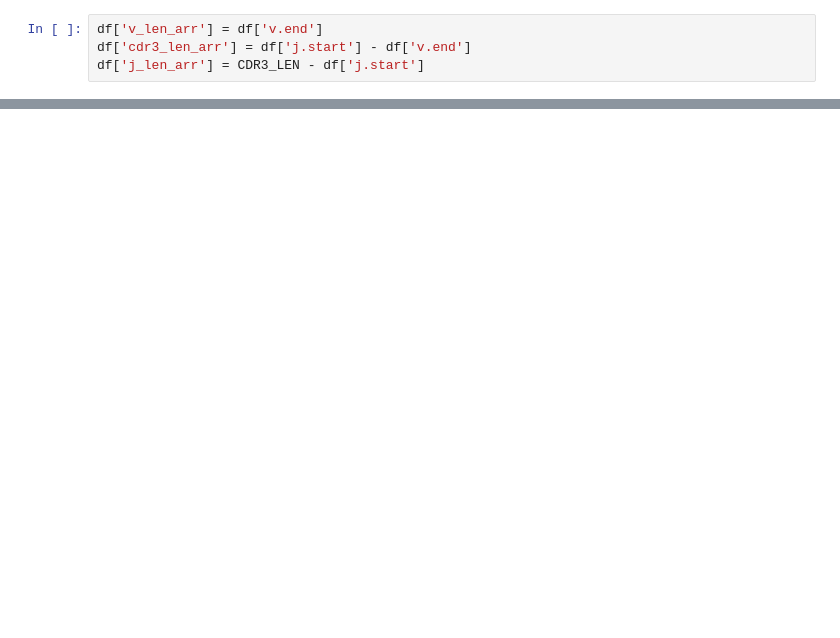
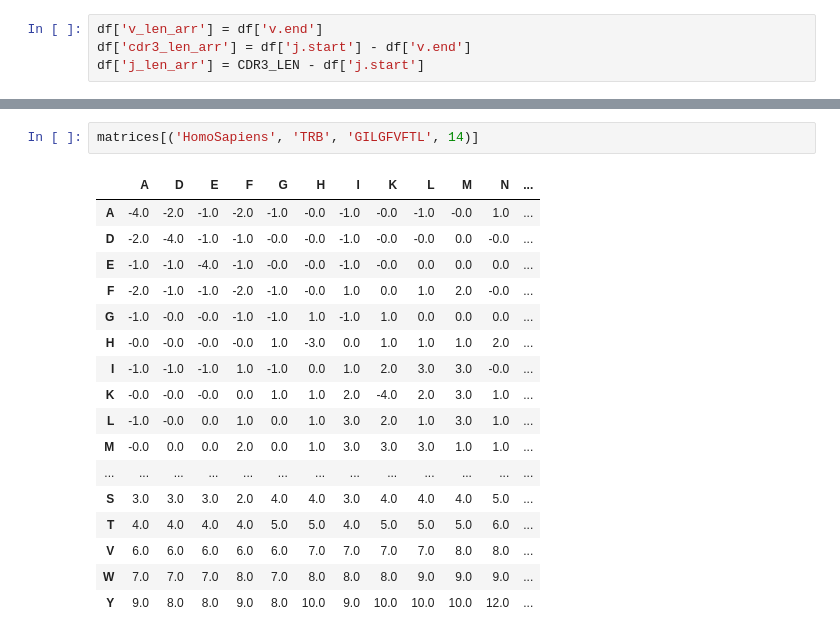
Before and after one commit to antigenomics/vdjdb-classifier-benchmark, a Jupyter notebook: cdr3_substitutions/CDR3_Substitutions.ipynb, the cells around one changed output, grey strips where cells are left out. Drawn from its saved outputs; the diff is of its cells as text; blank space fills up the shorter version.

```diff
--- a/cdr3_substitutions/CDR3_Substitutions.ipynb
+++ b/cdr3_substitutions/CDR3_Substitutions.ipynb
@@ -124,0 +264,20 @@ result
+# %%
+matrices[('HomoSapiens', 'TRB', 'GILGFVFTL', 14)]
+# %% [output]
+|  | A | D | E | F | G | H | I | K | L | M | N | ... |
+| A | -4.0 | -2.0 | -1.0 | -2.0 | -1.0 | -0.0 | -1.0 | -0.0 | -1.0 | -0.0 | 1.0 | ... |
+| D | -2.0 | -4.0 | -1.0 | -1.0 | -0.0 | -0.0 | -1.0 | -0.0 | -0.0 | 0.0 | -0.0 | ... |
+| E | -1.0 | -1.0 | -4.0 | -1.0 | -0.0 | -0.0 | -1.0 | -0.0 | 0.0 | 0.0 | 0.0 | ... |
+| F | -2.0 | -1.0 | -1.0 | -2.0 | -1.0 | -0.0 | 1.0 | 0.0 | 1.0 | 2.0 | -0.0 | ... |
+| G | -1.0 | -0.0 | -0.0 | -1.0 | -1.0 | 1.0 | -1.0 | 1.0 | 0.0 | 0.0 | 0.0 | ... |
+| H | -0.0 | -0.0 | -0.0 | -0.0 | 1.0 | -3.0 | 0.0 | 1.0 | 1.0 | 1.0 | 2.0 | ... |
+| I | -1.0 | -1.0 | -1.0 | 1.0 | -1.0 | 0.0 | 1.0 | 2.0 | 3.0 | 3.0 | -0.0 | ... |
+| K | -0.0 | -0.0 | -0.0 | 0.0 | 1.0 | 1.0 | 2.0 | -4.0 | 2.0 | 3.0 | 1.0 | ... |
+| L | -1.0 | -0.0 | 0.0 | 1.0 | 0.0 | 1.0 | 3.0 | 2.0 | 1.0 | 3.0 | 1.0 | ... |
+| M | -0.0 | 0.0 | 0.0 | 2.0 | 0.0 | 1.0 | 3.0 | 3.0 | 3.0 | 1.0 | 1.0 | ... |
+| ... | ... | ... | ... | ... | ... | ... | ... | ... | ... | ... | ... | ... |
+| S | 3.0 | 3.0 | 3.0 | 2.0 | 4.0 | 4.0 | 3.0 | 4.0 | 4.0 | 4.0 | 5.0 | ... |
+| T | 4.0 | 4.0 | 4.0 | 4.0 | 5.0 | 5.0 | 4.0 | 5.0 | 5.0 | 5.0 | 6.0 | ... |
+| V | 6.0 | 6.0 | 6.0 | 6.0 | 6.0 | 7.0 | 7.0 | 7.0 | 7.0 | 8.0 | 8.0 | ... |
+| W | 7.0 | 7.0 | 7.0 | 8.0 | 7.0 | 8.0 | 8.0 | 8.0 | 9.0 | 9.0 | 9.0 | ... |
+| Y | 9.0 | 8.0 | 8.0 | 9.0 | 8.0 | 10.0 | 9.0 | 10.0 | 10.0 | 10.0 | 12.0 | ... |
```
Also changed, not shown: parts of 23 cells of this notebook.
